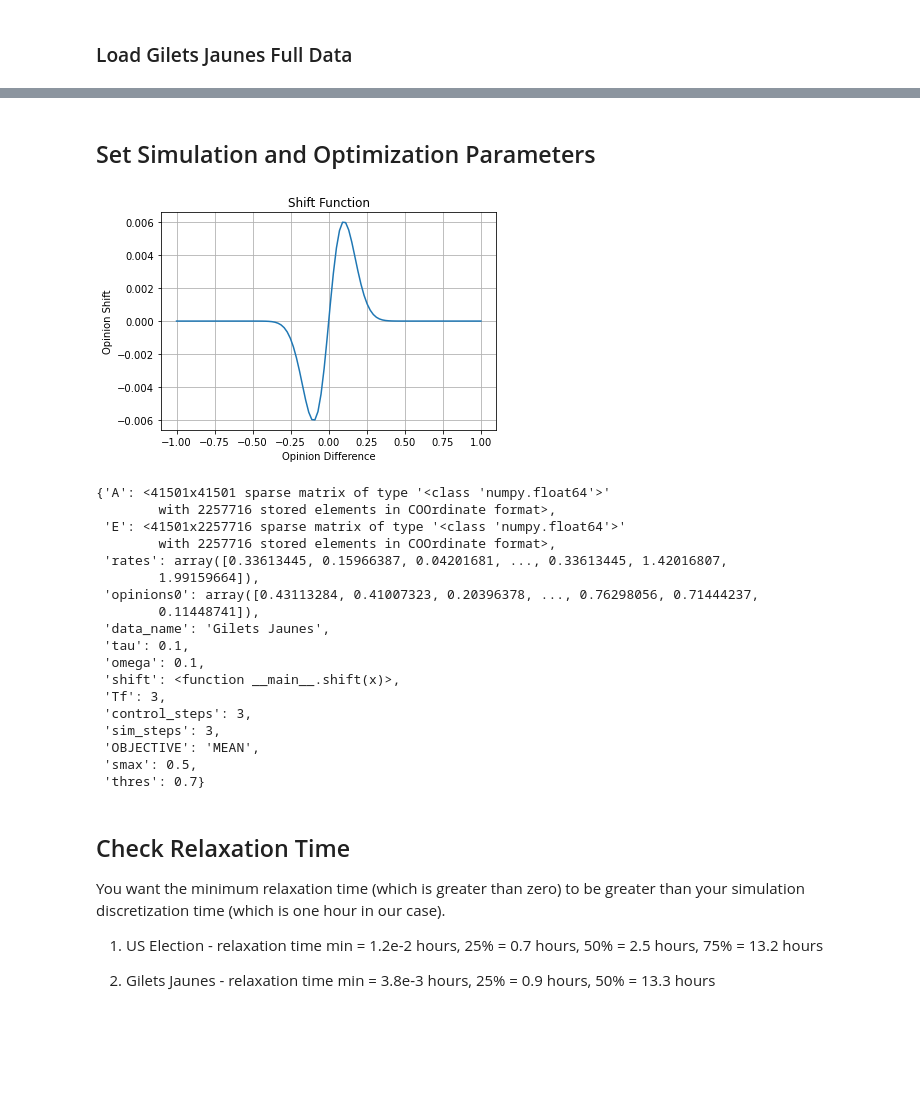
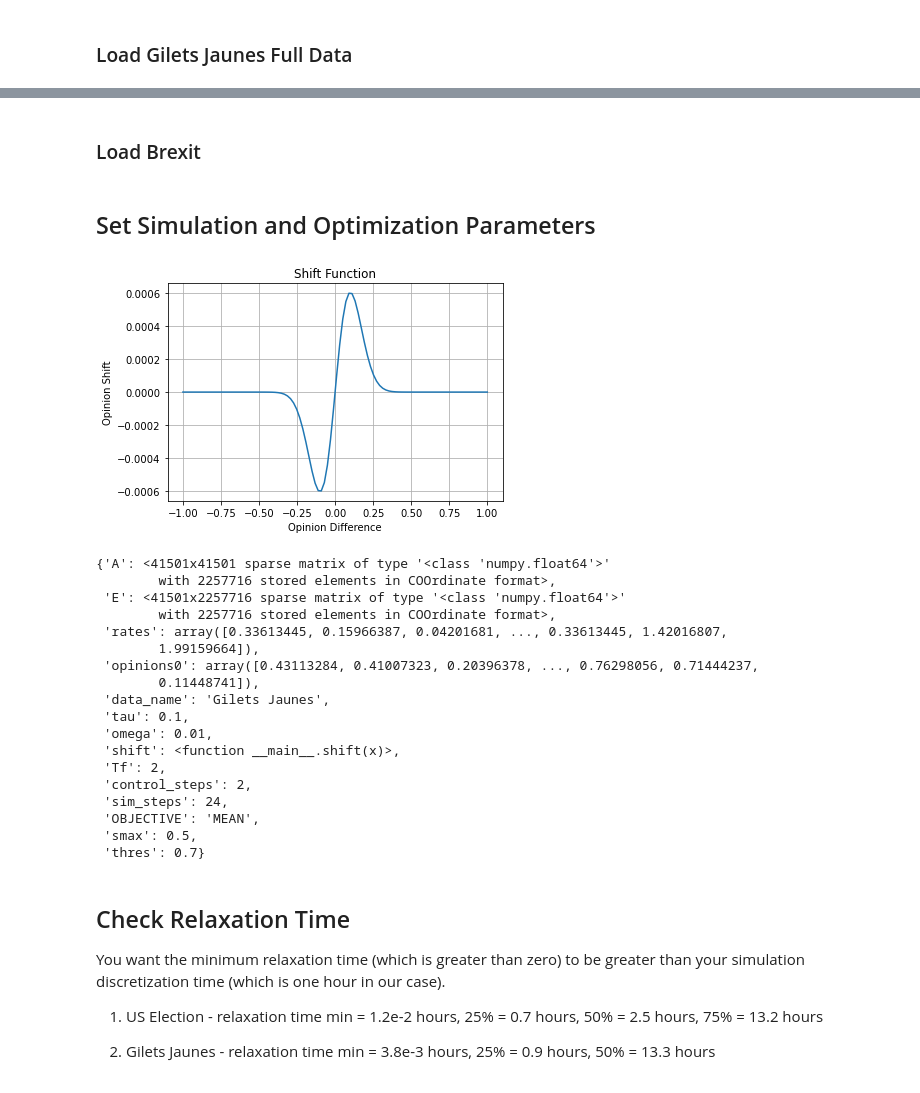
Before and after one commit to zlisto/opinion_dynamics, a Jupyter notebook: ShadowbanAdaptive_LPRK.ipynb, the cells around one changed output, grey strips where cells are left out. Cells and saved outputs as stored; diff of their text form; code cells hidden in the pictures; blank space fills up the shorter version.

```diff
--- a/ShadowbanAdaptive_LPRK.ipynb
+++ b/ShadowbanAdaptive_LPRK.ipynb
@@ -118,12 +177,22 @@ Wall time: 9.13 s
         0.11448741]),
  'data_name': 'Gilets Jaunes'}
 [figure]
+# %% [markdown]
+### Load Brexit
+# %%
+%%time
+network_params = load_brexit()
+network_params['data_name'] = 'Brexit'
+
+plt.hist(network_params['opinions0'])
+print(f"Mean rate {network_params['rates'].mean()} tweets/day")
+network_params
 # %% [markdown]
 ## Set Simulation and Optimization Parameters
 # %%
 #shift function
 tau = 0.1
-omega = 0.1
+omega = 0.01
 
 def shift(x):
     x = np.clip(x, -1, 1)
@@ -133,37 +202,37 @@ def shift(x):
 
 T_shift = np.linspace(-1,1,100)
 plt.plot(T_shift, shift(T_shift))
 plt.title('Shift Function')
 plt.xlabel('Opinion Difference')
 plt.ylabel('Opinion Shift')
 plt.grid()
 plt.show()
 
 
 #for dynamics_simulator.py
-Tf = 3 #final time of simulator [days]
+Tf = 2 #final time of simulator [days]
 control_steps = Tf #time points to optimize control
-sim_steps = 3 #time points to simulate opinions within one control interval
+sim_steps = 24 #time points to simulate opinions within one control interval
 
 
 #optimization parameters
 smax = 0.5 #max strength of shadow banning at any time
 OBJECTIVE = 'MEAN' #integral cost type
 thres = 0.7 #threshold used for EXTMIN and EXTMAX
 assert OBJECTIVE in ['MEAN','VARMIN','VARMAX','EXTMIN','EXTMAX']
 
 additional_params = {'tau': tau, 'omega': omega, 'shift': shift,
                      'Tf': Tf, 'control_steps': control_steps, 'sim_steps': sim_steps,
                      'OBJECTIVE': OBJECTIVE, 'smax': smax, 'thres': thres}
 
 
 params = {**network_params, **additional_params}
 nv = params['A'].shape[0]
-ne = params['E'].shape[1]
+ne = len(params['A'].data) #ne = params['E'].shape[1]
 
 params
 # %% [output]
-[figure, old version]
+[figure, new version]
 {'A': <41501x41501 sparse matrix of type '<class 'numpy.float64'>'
         with 2257716 stored elements in COOrdinate format>,
  'E': <41501x2257716 sparse matrix of type '<class 'numpy.float64'>'
@@ -174,11 +243,11 @@ params
         0.11448741]),
  'data_name': 'Gilets Jaunes',
  'tau': 0.1,
- 'omega': 0.1,
+ 'omega': 0.01,
  'shift': <function __main__.shift(x)>,
- 'Tf': 3,
- 'control_steps': 3,
- 'sim_steps': 3,
+ 'Tf': 2,
+ 'control_steps': 2,
+ 'sim_steps': 24,
  'OBJECTIVE': 'MEAN',
  'smax': 0.5,
  'thres': 0.7}
```
Also changed, not shown: parts of 10 cells of this notebook, 3 other files.
